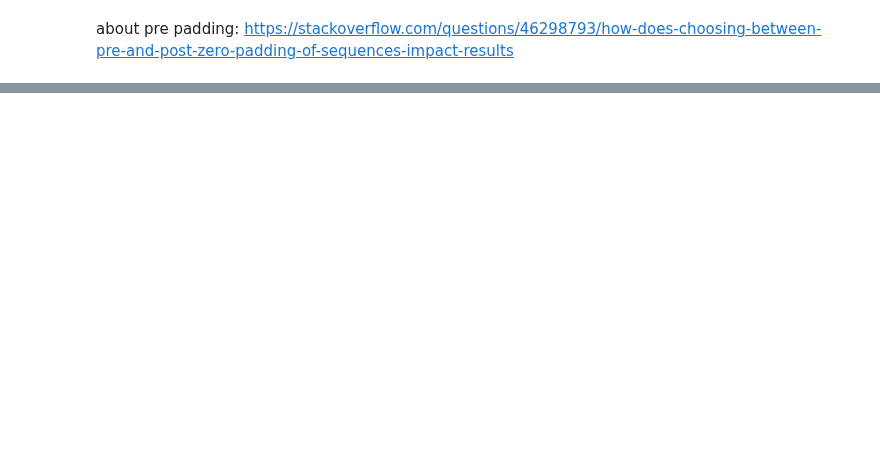
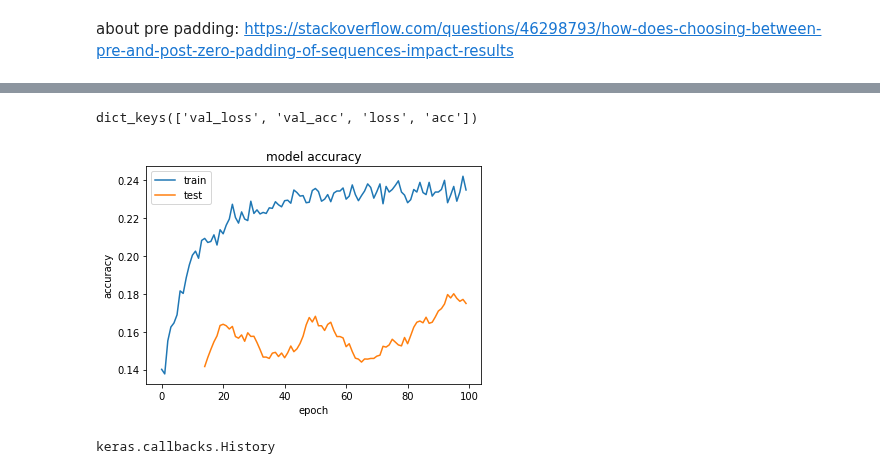
Before and after one commit to beatrizalbiero/MsResearch, a Jupyter notebook: input_features.ipynb, the cells around one changed output, grey strips where cells are left out. Saved outputs shown, nothing was run; the diff lists cells and outputs as text; code cells hidden in the pictures; blank space fills up the shorter version.

```diff
--- a/input_features.ipynb
+++ b/input_features.ipynb
@@ -158,7 +158,7 @@ sequences = [
     ]
 # pad sequence
 padded_in = pad_sequences(coded_in, value=np.zeros(19))
-padded_out = pad_sequences(coded_out, value=np.zeros(19))
+padded_out = pad_sequences(coded_out, value=np.zeros(19),padding="post")
 print(padded[0])
 # %% [output]
 [[0 0 0 0 0 0 0 0 0 0 0 0 0 0 0 0 0 0 0]
@@ -176,0 +247,2 @@ about pre padding: https://stackoverflow.com/questions/46298793/how-does-choosin
+# %%
+coded_out_target = coded_out.apply(lambda x: np.vstack((x[1:],np.zeros(19))))
@@ -176,0 +253,2 @@ about pre padding: https://stackoverflow.com/questions/46298793/how-does-choosin
+# %%
+padded_out_target = pad_sequences(coded_out_target, value=np.zeros(19),padding="post")
@@ -176,0 +259,9 @@ about pre padding: https://stackoverflow.com/questions/46298793/how-does-choosin
+# %%
+%%time
+# Run training
+model.compile(optimizer='rmsprop', loss='categorical_crossentropy', metrics=['accuracy'])
+history = model.fit([padded_in, padded_out],
+                    padded_out_target,
+                    batch_size=15,
+                    epochs=100,
+                    validation_split=0.2,verbose=True)
@@ -176,0 +286,20 @@ about pre padding: https://stackoverflow.com/questions/46298793/how-does-choosin
+# %%
+%matplotlib inline
+# list all data in history
+print(history.history.keys())
+# %% [output]
+dict_keys(['val_loss', 'val_acc', 'loss', 'acc'])
+# %%
+# summarize history for accuracy
+plt.plot(history.history['acc'])
+plt.plot(pd.Series(history.history['val_acc']).rolling(15).mean())
+plt.title('model accuracy')
+plt.ylabel('accuracy')
+plt.xlabel('epoch')
+plt.legend(['train', 'test'], loc='upper left');
+# %% [output]
+[figure, added]
+# %%
+type(history)
+# %% [output]
+keras.callbacks.History
```
Also changed, not shown: parts of 15 cells of this notebook.
